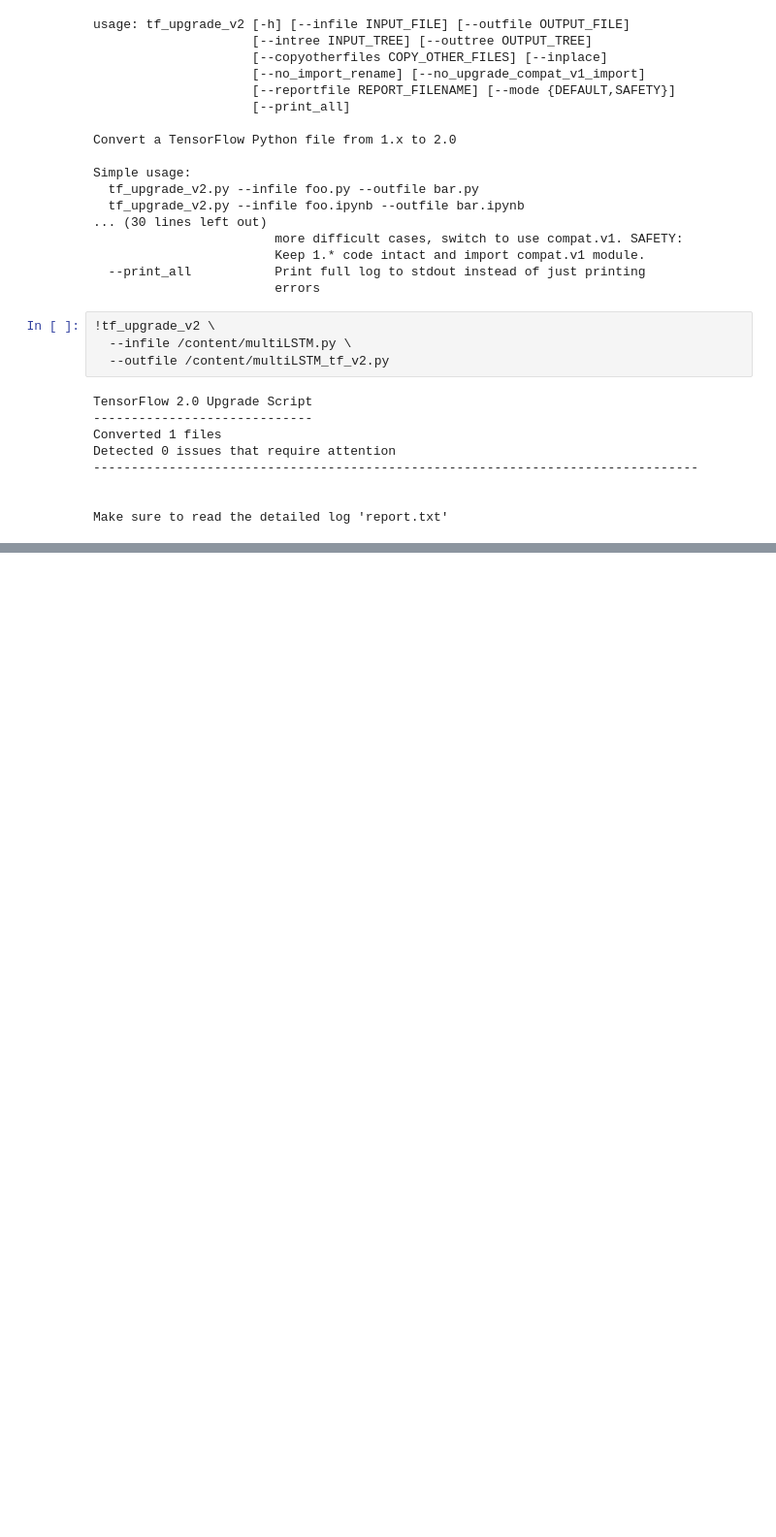
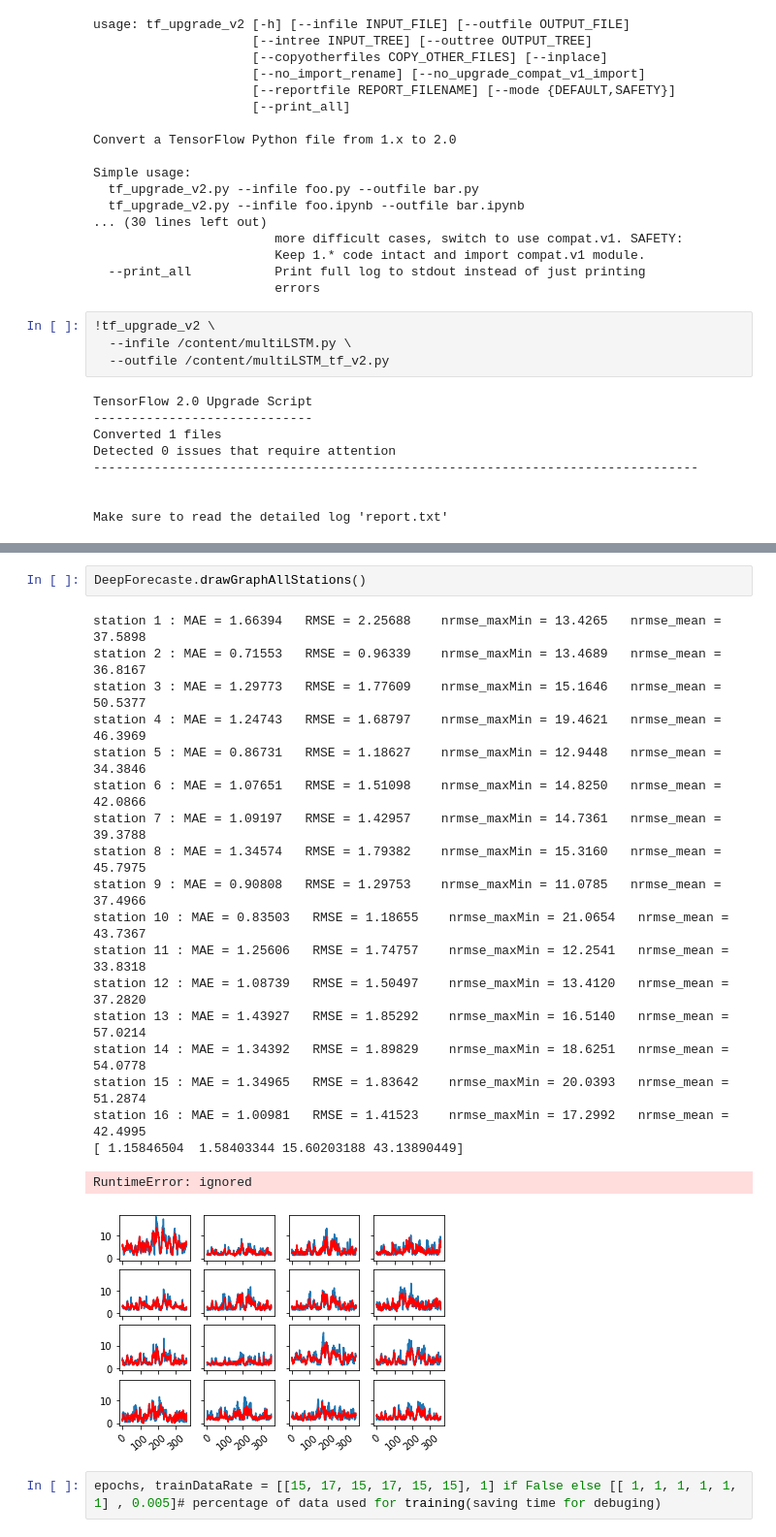
Before and after one commit to harpreetahluwalia/Deep-Forecast, a Jupyter notebook: multiLSTM.ipynb, the cells around one changed output, grey strips where cells are left out. Shown at 97% size. Drawn from its saved outputs; the diff is of its cells as text; blank space fills up the shorter version.

```diff
--- a/multiLSTM.ipynb
+++ b/multiLSTM.ipynb
@@ -361,0 +444,24 @@ ValueError: ignored
+# %%
+DeepForecaste.drawGraphAllStations()
+# %% [output]
+station 1 : MAE = 1.66394   RMSE = 2.25688    nrmse_maxMin = 13.4265   nrmse_mean = 37.5898
+station 2 : MAE = 0.71553   RMSE = 0.96339    nrmse_maxMin = 13.4689   nrmse_mean = 36.8167
+station 3 : MAE = 1.29773   RMSE = 1.77609    nrmse_maxMin = 15.1646   nrmse_mean = 50.5377
+station 4 : MAE = 1.24743   RMSE = 1.68797    nrmse_maxMin = 19.4621   nrmse_mean = 46.3969
+station 5 : MAE = 0.86731   RMSE = 1.18627    nrmse_maxMin = 12.9448   nrmse_mean = 34.3846
+station 6 : MAE = 1.07651   RMSE = 1.51098    nrmse_maxMin = 14.8250   nrmse_mean = 42.0866
+station 7 : MAE = 1.09197   RMSE = 1.42957    nrmse_maxMin = 14.7361   nrmse_mean = 39.3788
+station 8 : MAE = 1.34574   RMSE = 1.79382    nrmse_maxMin = 15.3160   nrmse_mean = 45.7975
+station 9 : MAE = 0.90808   RMSE = 1.29753    nrmse_maxMin = 11.0785   nrmse_mean = 37.4966
+station 10 : MAE = 0.83503   RMSE = 1.18655    nrmse_maxMin = 21.0654   nrmse_mean = 43.7367
+station 11 : MAE = 1.25606   RMSE = 1.74757    nrmse_maxMin = 12.2541   nrmse_mean = 33.8318
+station 12 : MAE = 1.08739   RMSE = 1.50497    nrmse_maxMin = 13.4120   nrmse_mean = 37.2820
+station 13 : MAE = 1.43927   RMSE = 1.85292    nrmse_maxMin = 16.5140   nrmse_mean = 57.0214
+station 14 : MAE = 1.34392   RMSE = 1.89829    nrmse_maxMin = 18.6251   nrmse_mean = 54.0778
+station 15 : MAE = 1.34965   RMSE = 1.83642    nrmse_maxMin = 20.0393   nrmse_mean = 51.2874
+station 16 : MAE = 1.00981   RMSE = 1.41523    nrmse_maxMin = 17.2992   nrmse_mean = 42.4995
+[ 1.15846504  1.58403344 15.60203188 43.13890449]
+RuntimeError: ignored
+[figure, added]
+# %%
+epochs, trainDataRate = [[15, 17, 15, 17, 15, 15], 1] if False else [[ 1, 1, 1, 1, 1, 1] , 0.005]# percentage of data used for training(saving time for debuging)
```
Also changed, not shown: parts of 53 cells of this notebook.
